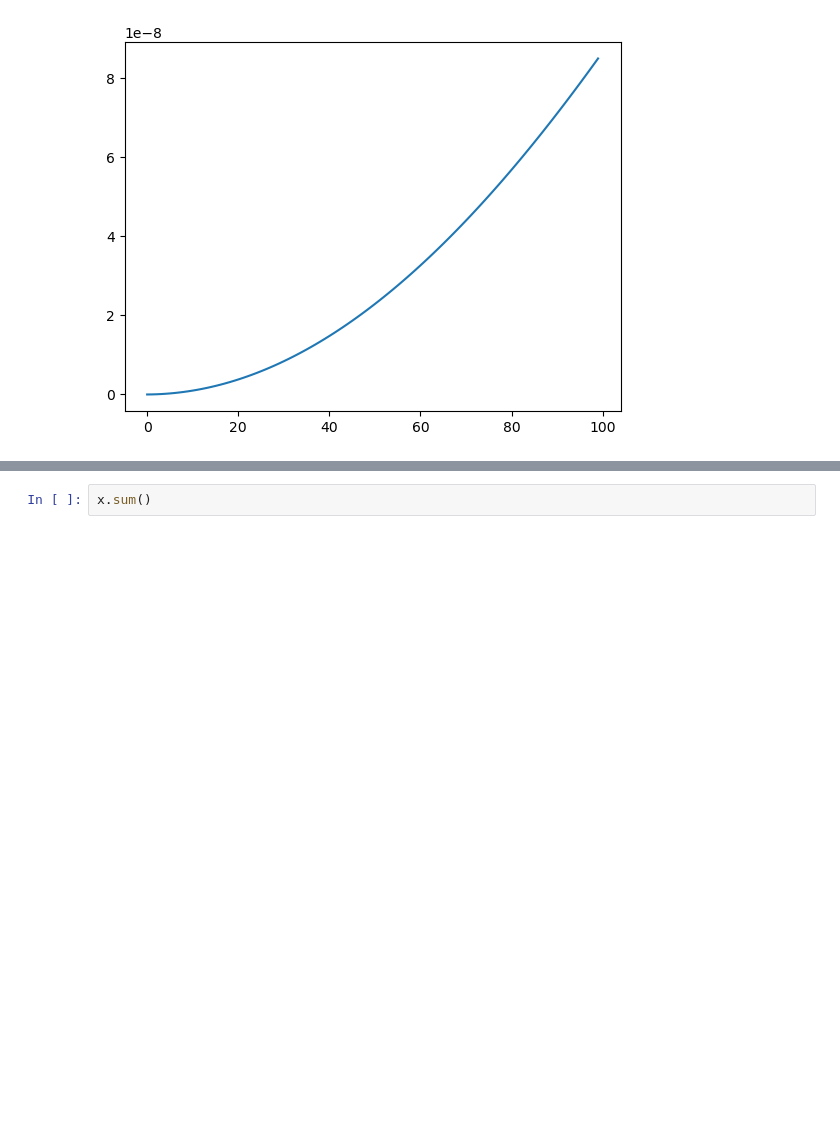
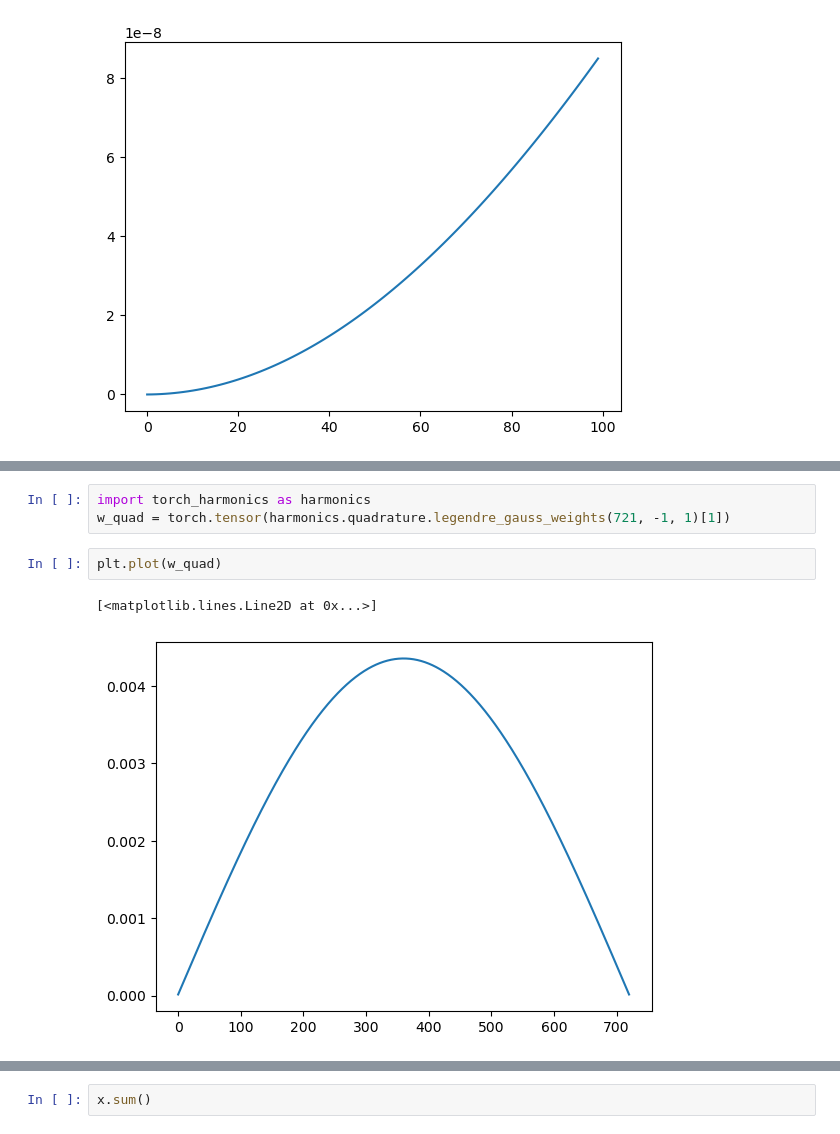
Before and after one commit to Slusny/Modulated-Spherical-Fourier-Neural-Operator, a Jupyter notebook: loss_inspect.ipynb, the cells around one changed output, grey strips where cells are left out. Drawn from its saved outputs; the diff is of its cells as text; blank space fills up the shorter version.

```diff
--- a/loss_inspect.ipynb
+++ b/loss_inspect.ipynb
@@ -191,0 +226,8 @@ tensor(0.0002)
+# %%
+import torch_harmonics as harmonics
+w_quad = torch.tensor(harmonics.quadrature.legendre_gauss_weights(721, -1, 1)[1])
+# %%
+plt.plot(w_quad)
+# %% [output]
+[<matplotlib.lines.Line2D at 0x...>]
+[figure, added]
```
Also changed, not shown: parts of 16 cells of this notebook, 6 other files.
